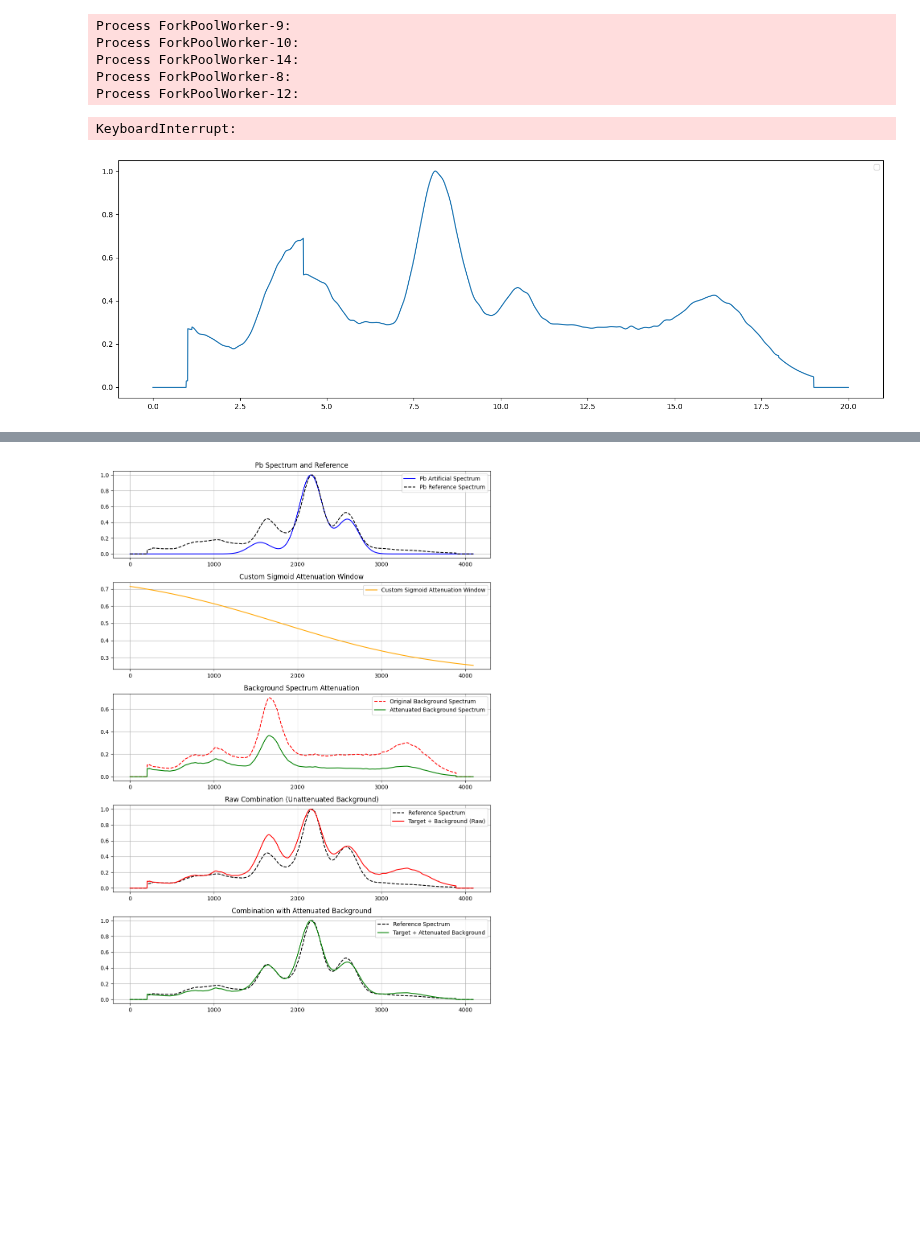
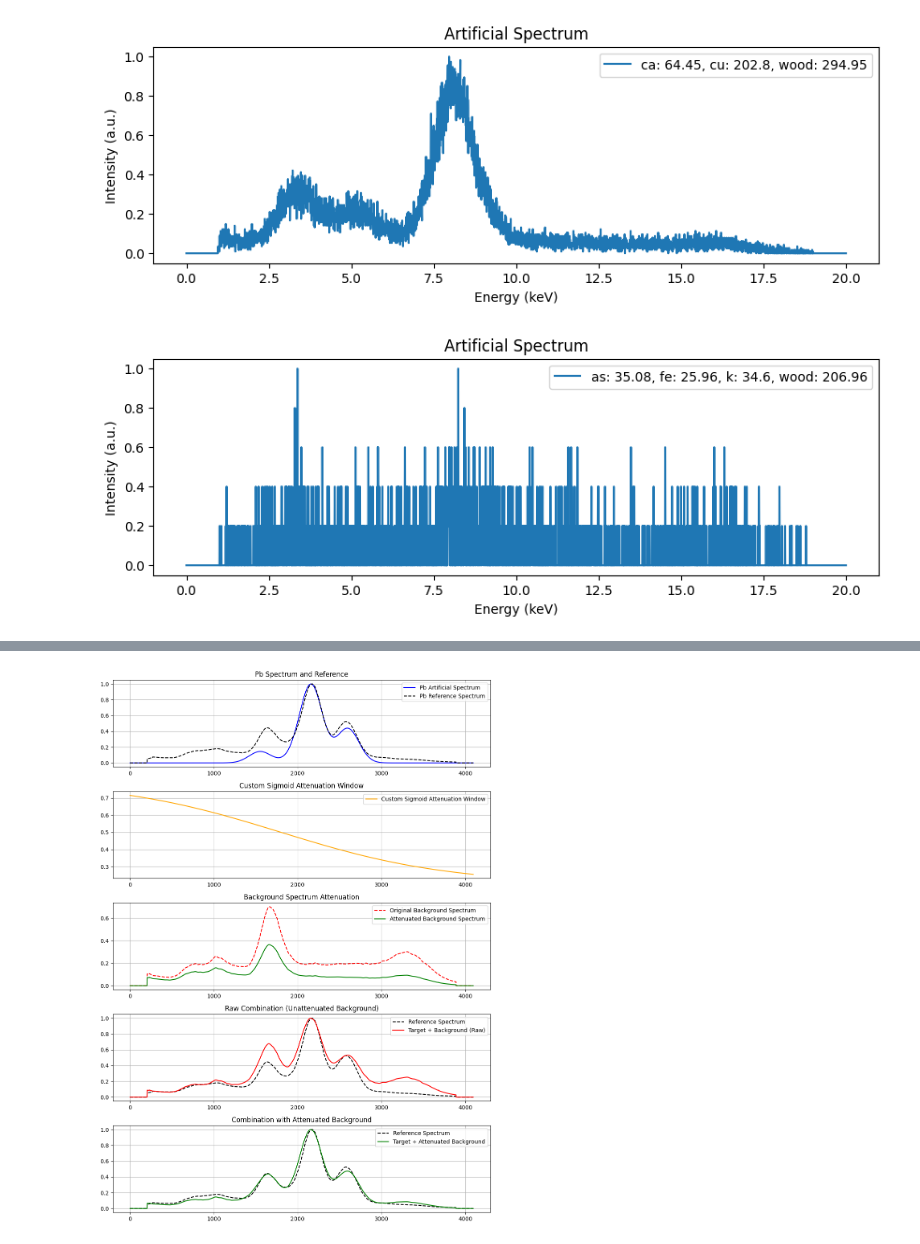
Before and after one commit to erzar0/masters-thesis, a Jupyter notebook: 3_artificial_data_generation.ipynb, the cells around one changed output, grey strips where cells are left out. Drawn from its saved outputs; the diff is of its cells as text; code cells hidden in the pictures; blank space fills up the shorter version.

```diff
--- a/3_artificial_data_generation.ipynb
+++ b/3_artificial_data_generation.ipynb
@@ -39,24 +42,28 @@ print(y[0])
 # %%
 X = FeatureEnhancer.process_spectra(np.array(X))
+y = y * (np.sum(X, axis=1) / np.sum(y, axis=1))[:, np.newaxis]
-# %% [output]
-Process ForkPoolWorker-9:
-Process ForkPoolWorker-10:
-Process ForkPoolWorker-14:
-Process ForkPoolWorker-8:
-Process ForkPoolWorker-12:
-KeyboardInterrupt:
-# %%
-plt.figure(figsize=(15, 5))
-label = ", ".join([
-    f"{Elements.NUM2SYMBOL[j] if j < len(Elements.NUM2SYMBOL) else 'wood'}:{round(el, 2)}"
-    for j, el in enumerate(y[0]) if el > 0
-])
-plt.plot(np.linspace(0, 20, 4096), X[0])
-plt.legend()
-plt.tight_layout()
-plt.show()
-# %% [output]
-[figure, removed]
+# %%
+# y[selected_index] = y[selected_index] * (np.sum(X[selected_index]) / np.sum(y[selected_index]))
+plt.figure(figsize=(10, 3))
+plt.plot(np.linspace(0, 20, 4096), X[selected_index], label=", ".join([f"{el[0]}: {round(el[1], 2)}" for el in zip(list(Elements.LINES.keys()) + ["wood"], y[selected_index]) if el[1] > 0]))
+plt.title("Artificial Spectrum")
+plt.xlabel("Energy (keV)")
+plt.ylabel("Intensity (a.u.)")
+plt.legend(loc="upper right")
+plt.savefig("data/plots/artificial_spectrum_example_noise.svg",bbox_inches='tight', pad_inches=0.1)
+# %% [output]
+[figure, added]
+# %%
+# y[selected_index] /= 4096
+plt.figure(figsize=(10, 3))
+plt.plot(np.linspace(0, 20, 4096), X[selected_index], label=", ".join([f"{el[0]}: {round(el[1], 2)}" for el in zip(list(Elements.LINES.keys()) + ["wood"], y[selected_index]) if el[1] > 0]))
+plt.title("Artificial Spectrum")
+plt.xlabel("Energy (keV)")
+plt.ylabel("Intensity (a.u.)")
+plt.legend(loc="upper right")
+plt.savefig("data/plots/artificial_spectrum_example_noise_normalized.svg", bbox_inches='tight', pad_inches=0.1)
+# %% [output]
+[figure, added]
 # %%
 def save_data(X, y, output_dir):
     os.makedirs(output_dir, exist_ok=True)
```
Also changed, not shown: parts of 4 cells of this notebook, 11 other files.
